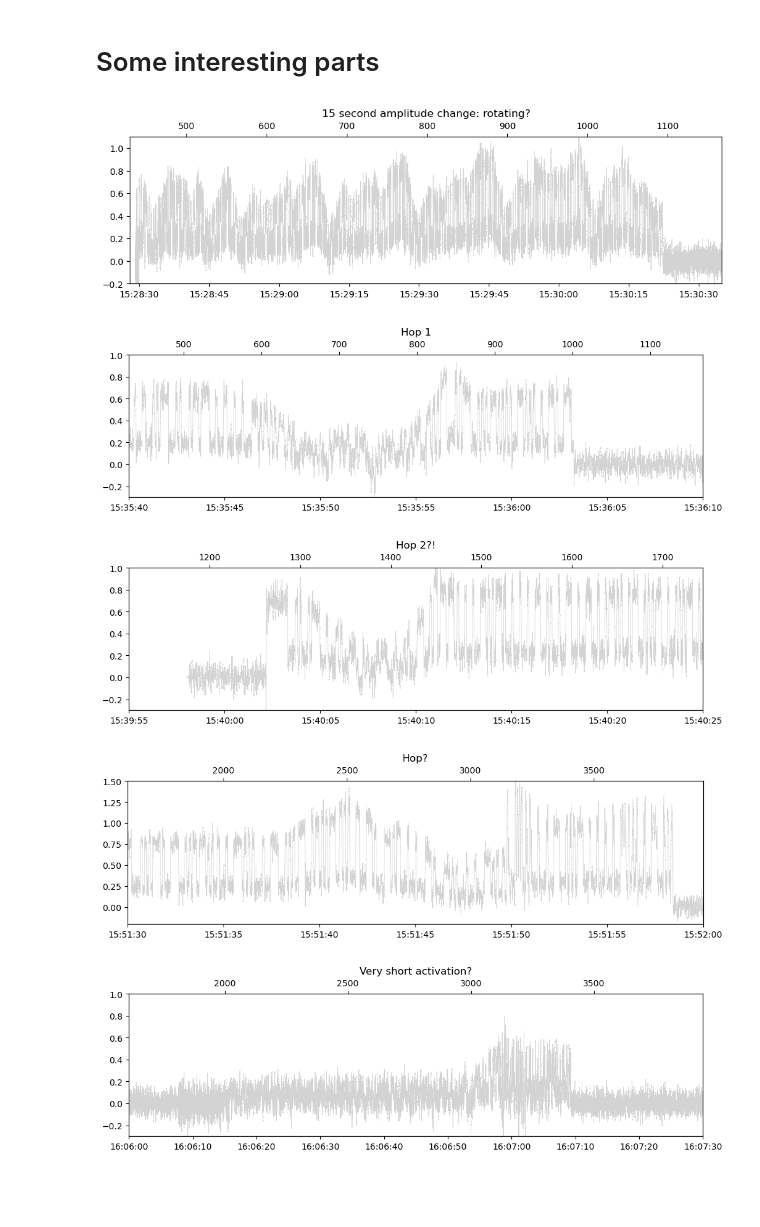
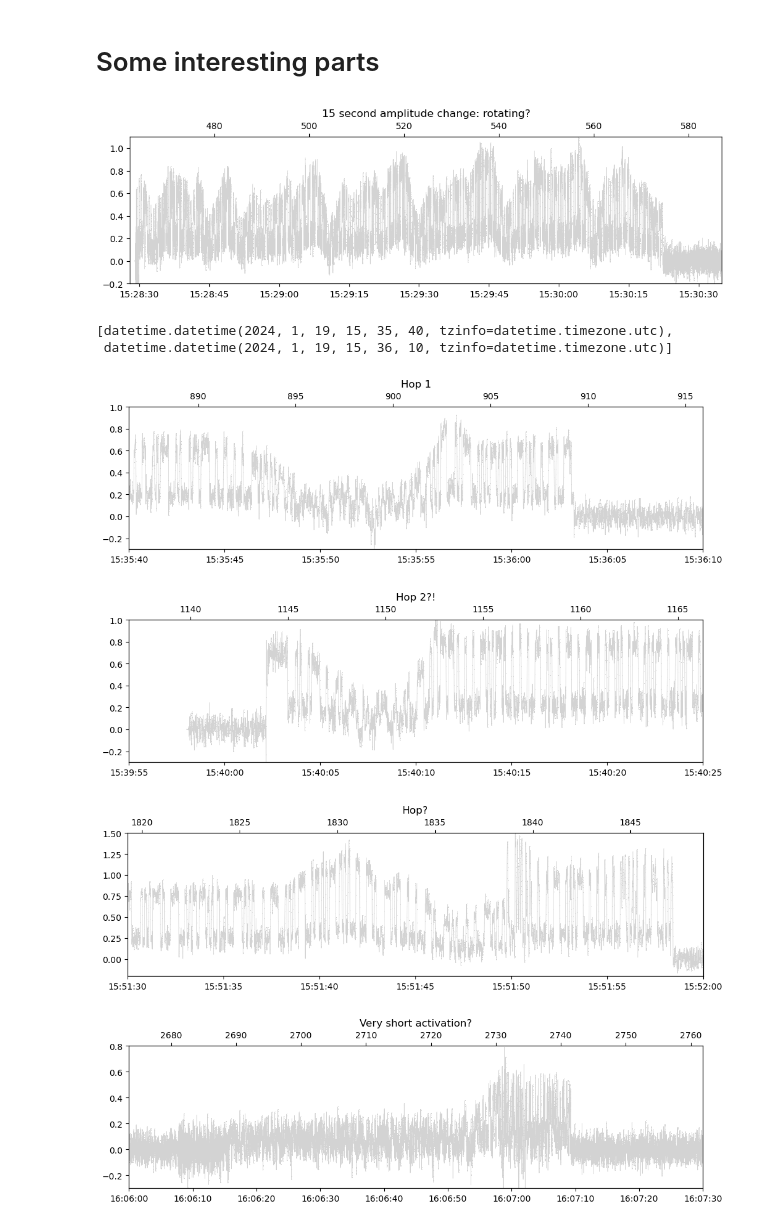
Before and after one commit to tammojan/lev1cw, a Jupyter notebook: annotate_cw.ipynb, the cells around one changed output. Cells and saved outputs as stored; diff of their text form; code cells hidden in the pictures; blank space fills up the shorter version.

Commit message:
Fix xlim

```diff
--- a/annotate_cw.ipynb
+++ b/annotate_cw.ipynb
@@ -122,6 +122,14 @@ def open_file(fname, cutoff=None):
     duration_seconds = len(x) / 400
     start_time = datetime.strptime(fname[5:24], "%Y-%m-%d_%H_%M_%S")
     return start_time, duration_seconds, x, z
+# %%
+def add_ti_axis(ax):
+    topax = ax.twiny()
+    datetime_min, datetime_max = ax.get_xlim()
+
+    ti_min = time_to_ti(num2date(datetime_min))
+    ti_max = time_to_ti(num2date(datetime_max))
+    topax.set_xlim(ti_min, ti_max)
 # %%
 def make_plot(start_time, duration_seconds, x, z):
     times = Time(start_time) + np.linspace(0, duration_seconds, len(x)) * u.s
@@ -189,56 +192,59 @@ if False:  # Prevent accidentally overwriting a file
 fname = "slim_2024-01-19_15_28_29_437.200MHz_1.00Msps_ci16_le.chan0.cw.f32"
 start_time, duration_seconds, x, z = open_file(fname, cutoff=0.5)
 ax = make_plot(start_time, duration_seconds, x, None)
-annotations = read_annotations(fname)
 ax.set_xlim(datetime(2024, 1, 19, 15, 28, 28), datetime(2024, 1, 19, 15, 30, 35))
+add_ti_axis(ax)
 ax.set_title("15 second amplitude change: rotating?");
 ax.set_ylim(-0.2, 1.1);
 # %% [output]
-[figure, old version]
+[figure, new version]
 # %%
 %matplotlib inline
 fname = "slim_2024-01-19_15_28_29_437.200MHz_1.00Msps_ci16_le.chan0.cw.f32"
 start_time, duration_seconds, x, z = open_file(fname, cutoff=0.5)
 ax = make_plot(start_time, duration_seconds, x, None)
-annotations = read_annotations(fname)
 ax.set_xlim(datetime(2024, 1, 19, 15, 35, 40), datetime(2024, 1, 19, 15, 36, 10))
+add_ti_axis(ax)
 ax.set_title("Hop 1");
 ax.set_ylim(-0.3, 1.0);
+num2date(ax.get_xlim())
 # %% [output]
+[datetime.datetime(2024, 1, 19, 15, 35, 40, tzinfo=datetime.timezone.utc),
+ datetime.datetime(2024, 1, 19, 15, 36, 10, tzinfo=datetime.timezone.utc)]
-[figure, old version]
+[figure, new version]
 # %%
 %matplotlib inline
 fname = "slim_2024-01-19_15_39_58_437.200MHz_1.00Msps_ci16_le.chan0.cw.f32"
 start_time, duration_seconds, x, z = open_file(fname, cutoff=0.5)
 ax = make_plot(start_time, duration_seconds, x, None)
-annotations = read_annotations(fname)
 ax.set_xlim(datetime(2024, 1, 19, 15, 39, 55), datetime(2024, 1, 19, 15, 40, 25))
+add_ti_axis(ax)
 ax.set_title("Hop 2?!");
 ax.set_ylim(-0.3, 1.0);
 # %% [output]
-[figure, old version]
+[figure, new version]
 # %%
 %matplotlib inline
 fname = "slim_2024-01-19_15_49_46_437.200MHz_1.00Msps_ci16_le.chan0.cw.f32"
 start_time, duration_seconds, x, z = open_file(fname, cutoff=0.5)
 ax = make_plot(start_time, duration_seconds, x, None)
-annotations = read_annotations(fname)
 ax.set_xlim(datetime(2024, 1, 19, 15, 51, 30), datetime(2024, 1, 19, 15, 52, 0))
+add_ti_axis(ax)
 ax.set_title("Hop?");
 ax.set_ylim(-0.2, 1.5);
 # %% [output]
-[figure, old version]
+[figure, new version]
 # %%
 %matplotlib inline
 fname = "slim_2024-01-19_15_49_46_437.200MHz_1.00Msps_ci16_le.chan0.cw.f32"
 start_time, duration_seconds, x, z = open_file(fname, cutoff=0.5)
 ax = make_plot(start_time, duration_seconds, x, None)
-annotations = read_annotations(fname)
 ax.set_xlim(datetime(2024, 1, 19, 16, 6, 0), datetime(2024, 1, 19, 16, 7, 30))
+add_ti_axis(ax)
 ax.set_title("Very short activation?");
-ax.set_ylim(-0.3, 1.0);
+ax.set_ylim(-0.3, 0.8);
 # %% [output]
-[figure, old version]
+[figure, new version]
 # %%
 %matplotlib inline
 fname = "slim_2024-01-19_15_49_46_437.200MHz_1.00Msps_ci16_le.chan0.cw.f32"
```
Also changed, not shown: parts of 8 cells of this notebook, 1 other file.
